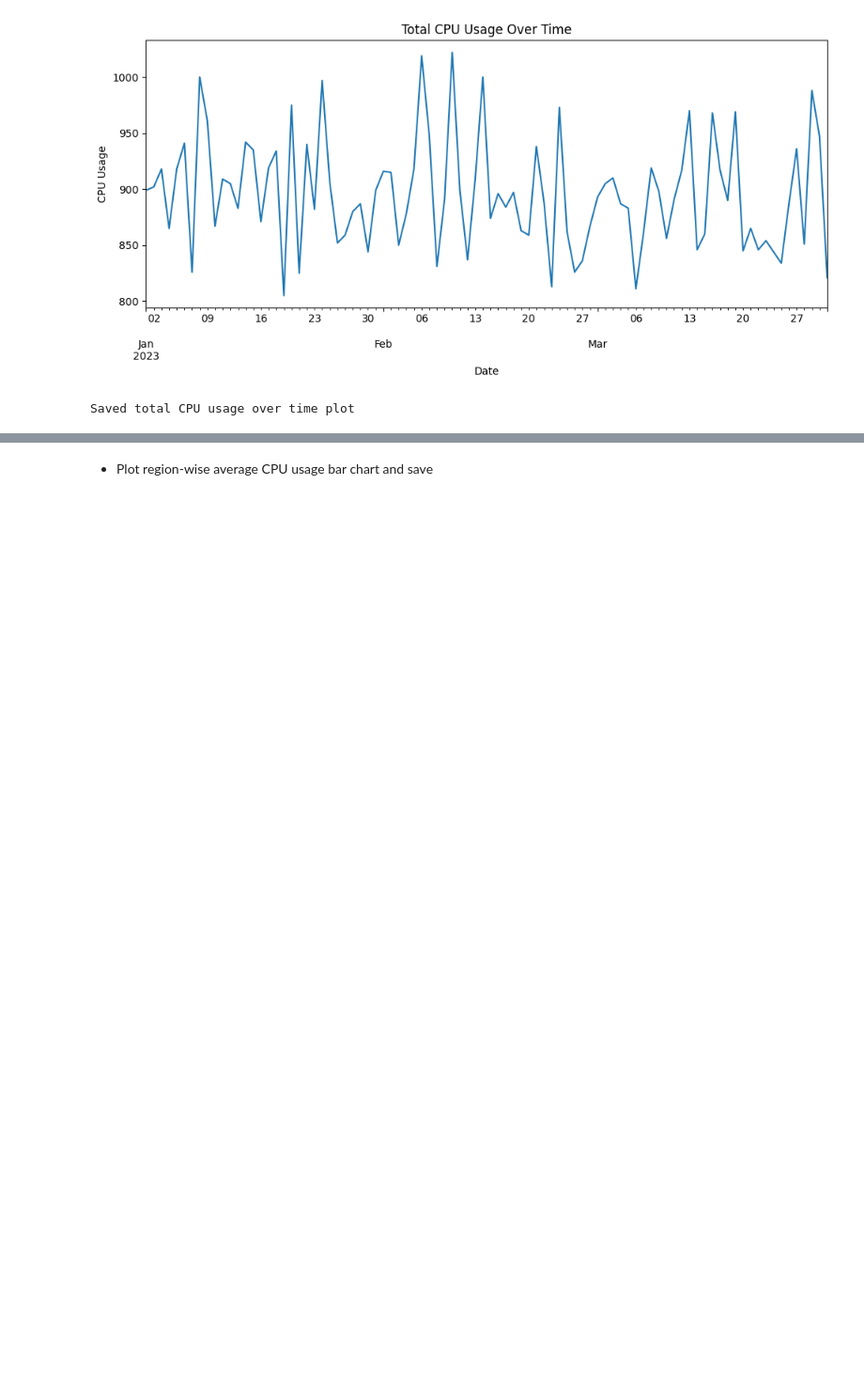
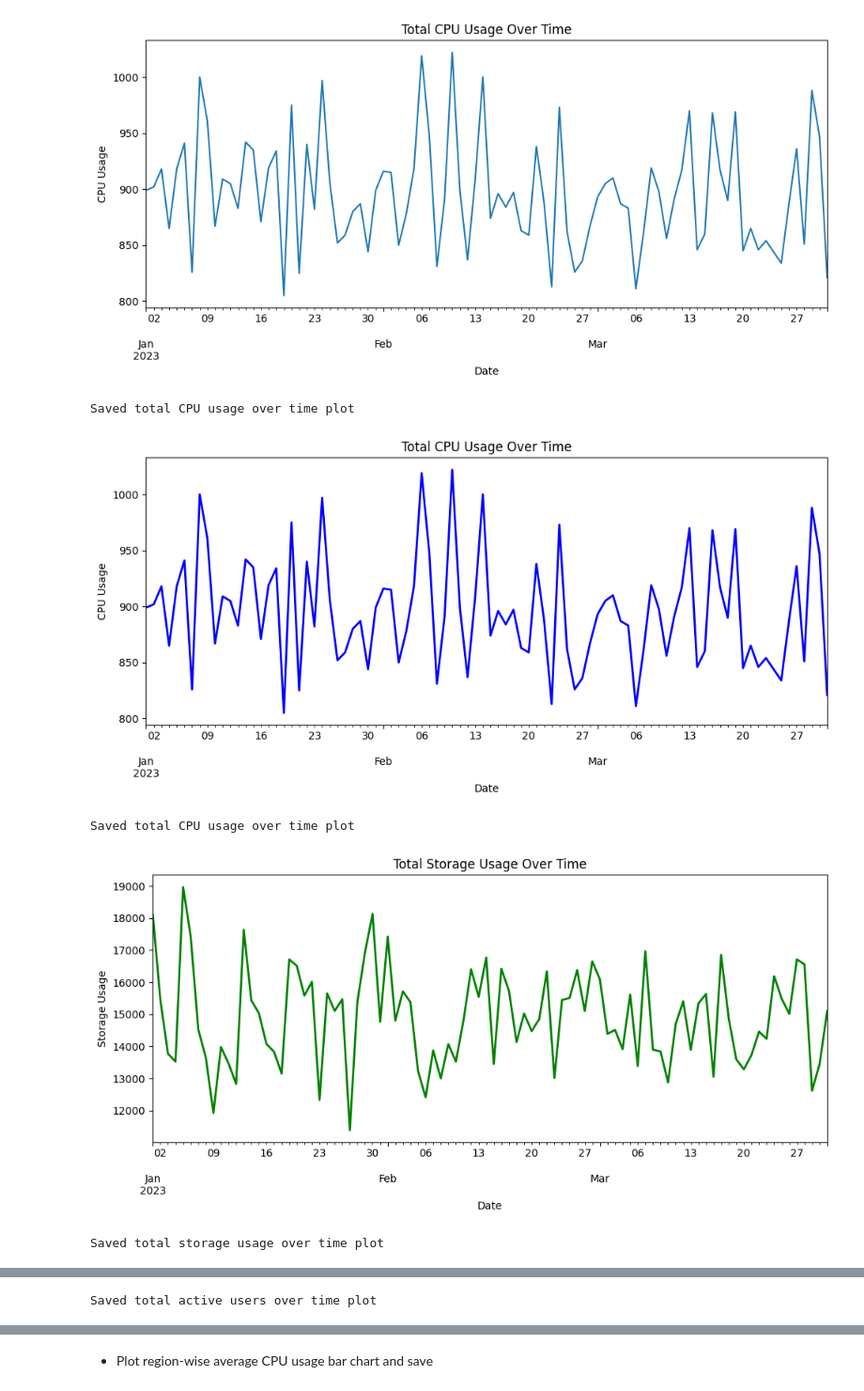
Before and after one commit to mahe115/Integrated_Forecasting_-Predict_Azure_consumer_demand, a Jupyter notebook: notebooks/02_data_cleaning_merging.ipynb, the cells around one changed output, grey strips where cells are left out. Shown at 94% size. Cells and saved outputs as stored; diff of their text form; code cells hidden in the pictures; blank space fills up the shorter version.

Commit message:
further visualized

```diff
--- a/notebooks/02_data_cleaning_merging.ipynb
+++ b/notebooks/02_data_cleaning_merging.ipynb
@@ -86,3 +86,45 @@ print("Saved total CPU usage over time plot")
 # %% [output]
 [figure]
 Saved total CPU usage over time plot
+# %%
+
+# Plot 1: Total CPU Usage Over Time
+plt.figure(figsize=(10, 5))
+merged_df.groupby('date')['usage_cpu'].sum().plot(color='blue', linewidth=2)
+plt.title("Total CPU Usage Over Time")
+plt.xlabel("Date")
+plt.ylabel("CPU Usage")
+plt.tight_layout()
+plt.savefig(f'{figures_dir}/total_cpu_usage_over_time.png')
+plt.show()
+plt.close()
+print("Saved total CPU usage over time plot")
+
+# Plot 2: Total Storage Usage Over Time
+plt.figure(figsize=(10, 5))
+merged_df.groupby('date')['usage_storage'].sum().plot(color='green', linewidth=2)
+plt.title("Total Storage Usage Over Time")
+plt.xlabel("Date")
+plt.ylabel("Storage Usage")
+plt.tight_layout()
+plt.savefig(f'{figures_dir}/total_storage_usage_over_time.png')
+plt.show()
+plt.close()
+print("Saved total storage usage over time plot")
+
+# Plot 3: Total Active Users Over Time
+plt.figure(figsize=(10, 5))
+merged_df.groupby('date')['users_active'].sum().plot(color='red', linewidth=2)
+plt.title("Total Active Users Over Time")
+plt.xlabel("Date")
+plt.ylabel("Number of Active Users")
+plt.tight_layout()
+plt.savefig(f'{figures_dir}/total_active_users_over_time.png')
+plt.show()
+plt.close()
+print("Saved total active users over time plot")
+# %% [output]
+[figure, added]
+Saved total CPU usage over time plot
+[figure, added]
+Saved total storage usage over time plot
@@ -88,0 +132 @@ Saved total CPU usage over time plot
+Saved total active users over time plot
```
Also changed, not shown: parts of 4 cells of this notebook, 1 other file.
